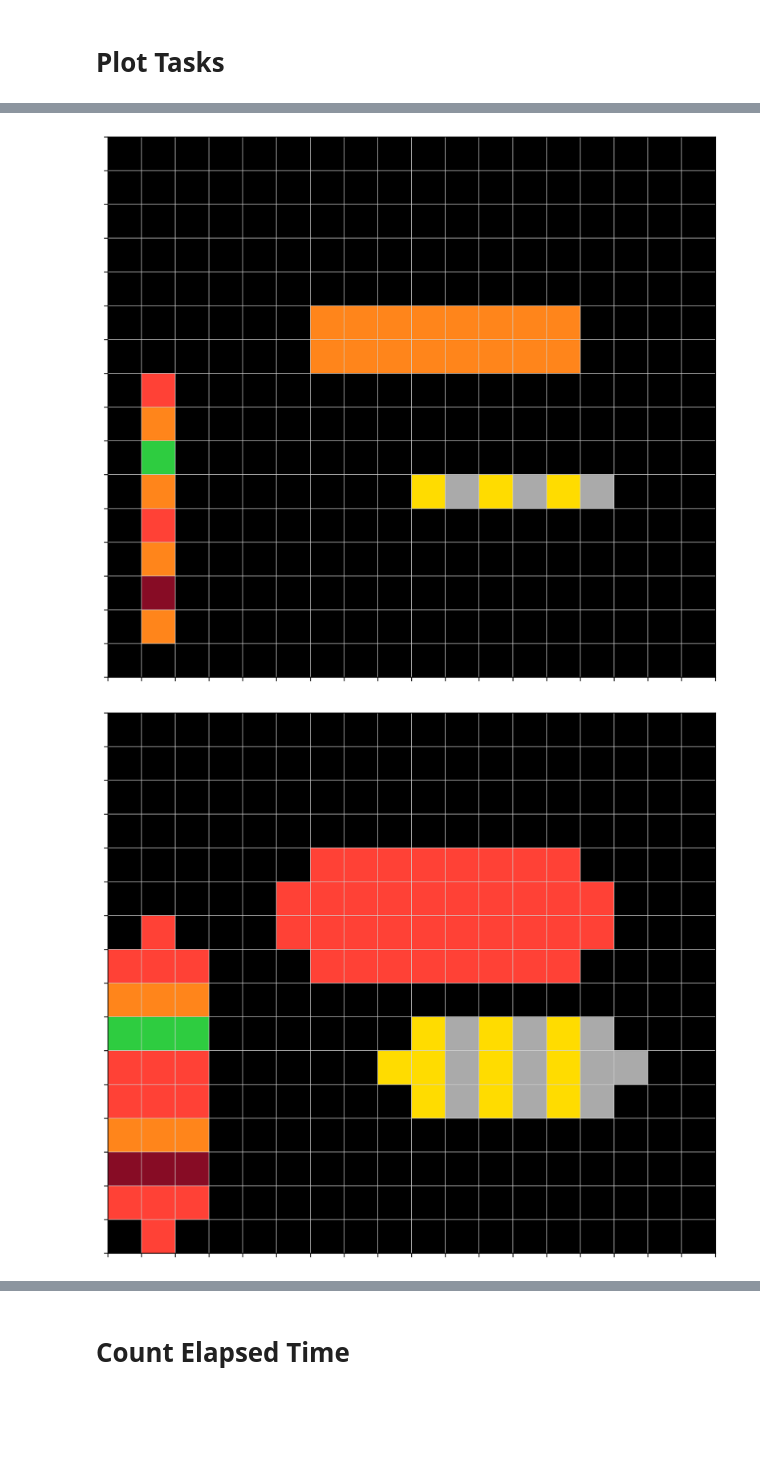
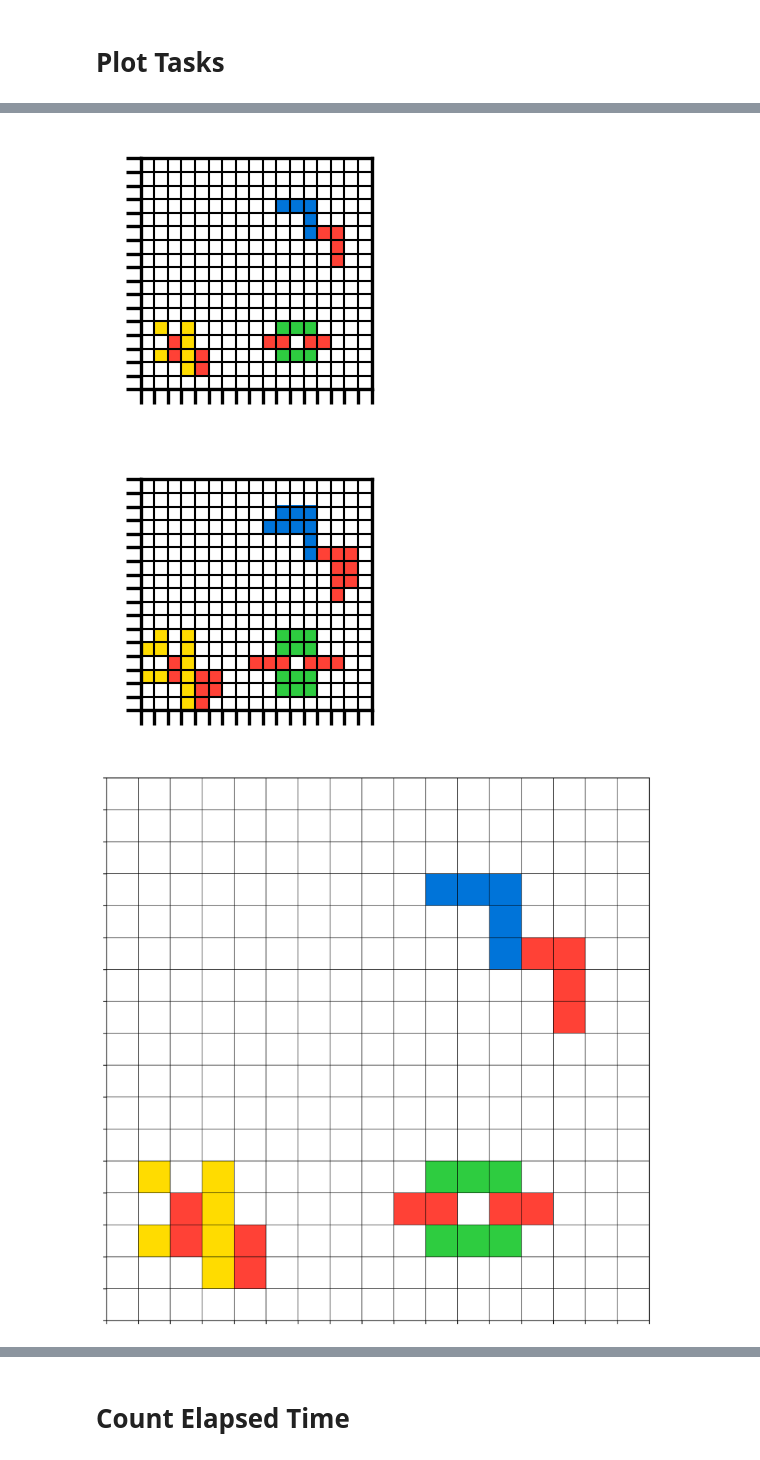
Before and after one commit to yassinetb/COGITAO, a Jupyter notebook: paper_plots.ipynb, the cells around one changed output, grey strips where cells are left out. Drawn from its saved outputs; the diff is of its cells as text; code cells hidden in the pictures; blank space fills up the shorter version.

```diff
--- a/paper_plots.ipynb
+++ b/paper_plots.ipynb
@@ -86,18 +86,18 @@ from arcworld.general_utils import plot_task, plot_grid, randomly_add_shape_to_w
 import numpy as np
 
 config = {
-    "min_n_shapes_per_grid": 2,
-    "max_n_shapes_per_grid":3,
+    "min_n_shapes_per_grid": 3,
+    "max_n_shapes_per_grid": 3,
     "n_examples": 1,
-    "min_grid_size": 13,
+    "min_grid_size": 17,
+    "max_grid_size": 17,
     "allowed_combinations": [["extend_contours_same_color"]],
-    "max_grid_size": 18,
     "allowed_transformations": None,
     "min_transformation_depth": None,
     "max_transformation_depth": None,
     "shape_compulsory_conditionals": ["is_shape_less_than_11_rows",
                                       "is_shape_less_than_11_cols",
-                                      "is_shape_fully_connected"],
+                                      "is_shape_fully_connected",],
 }
 
 gen = generator.generator(config, debug_mode=False) # Initialize the generator with the config
@@ -110,14 +147,27 @@ The autoreload extension is already loaded. To reload it, use:
 # %%
-inp = task["pairs"][0]["input"]
-out = task["pairs"][0]["output"]
+#0 -- FFFFFF – White
+#1 -- 0074D9 – Blue
+#2 -- FF4136 – Red
+#3 -- 2ECC40 – Green
+#4 -- FFDC00 – Yellow
+#5 -- AAAAAA – Gray
+#6 -- F012BE – Fuchsia / Hot Pink
+#7 -- FF851B – Orange
+#8 -- 7FDBFF – Light Blue / Sky Blue
+#9 -- 870C25 – Maroon / Dark Red
 
-# replace the 8s with 6s to visualize
-inp = np.where(inp == 8, 7, inp)
-out = np.where(out == 8, 2, out)
+# inp = copy.deepcopy(task["pairs"][0]["input"])
+# out = copy.deepcopy(task["pairs"][0]["output"])
 
+# inp = np.where(inp == 8, 3, inp)
+# out = np.where(out == 8, 3, out)
 
-plot_grid(inp, size = (10,10), save_path = "comb_5_input.png")
-plot_grid(out, size = (10,10), save_path = "comb_5_output.png")
+plot_grid(inp, size = (1,1))
+plot_grid(out, size = (1,1))
+
+plot_grid(inp, size = (10,10), save_path = "sec_3_input_1.png")
+plot_grid(out, size = (10,10), save_path = "sec_3_output_1.png")
 # %% [output]
-[figure, old version]
+[figure, new version]
-[figure, old version]
+[figure, new version]
+[figure, added]
```
Also changed, not shown: parts of 5 cells of this notebook, 11 other files.
